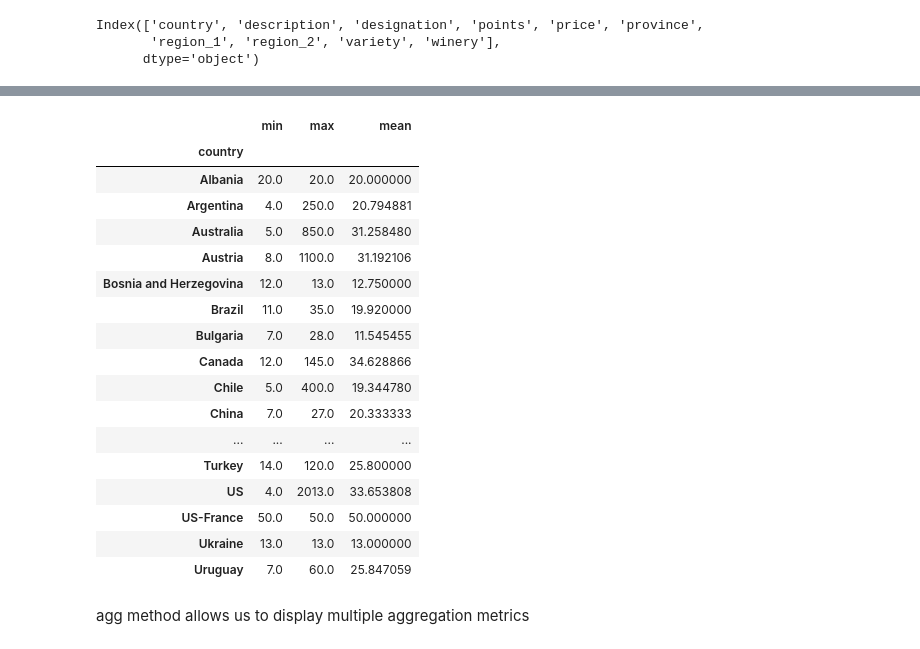
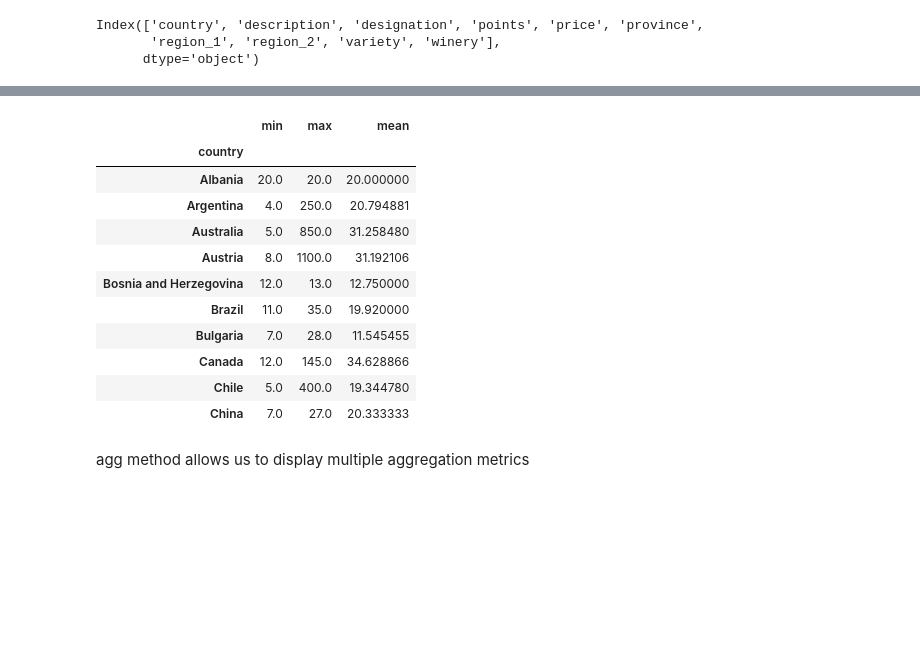
Before and after one commit to htuteja04/practice, a Jupyter notebook: Pandas/Practice_1.ipynb, the cells around one changed output, grey strips where cells are left out. Drawn from its saved outputs; the diff is of its cells as text; code cells hidden in the pictures; blank space fills up the shorter version.

```diff
--- a/Pandas/Practice_1.ipynb
+++ b/Pandas/Practice_1.ipynb
@@ -738,24 +685,18 @@ dfw.groupby('country').points.agg(['min', 'max', 'mean'])
 # %%
-dfw.groupby('country').price.agg(['min', 'max', 'mean'])
+dfw.groupby('country').price.agg(['min', 'max', 'mean'])[:10]
 # %% [output]
 |  | min | max | mean |
 | country |  |  |  |
 | Albania | 20.0 | 20.0 | 20.000000 |
 | Argentina | 4.0 | 250.0 | 20.794881 |
 | Australia | 5.0 | 850.0 | 31.258480 |
 | Austria | 8.0 | 1100.0 | 31.192106 |
 | Bosnia and Herzegovina | 12.0 | 13.0 | 12.750000 |
 | Brazil | 11.0 | 35.0 | 19.920000 |
 | Bulgaria | 7.0 | 28.0 | 11.545455 |
 | Canada | 12.0 | 145.0 | 34.628866 |
 | Chile | 5.0 | 400.0 | 19.344780 |
 | China | 7.0 | 27.0 | 20.333333 |
-| ... | ... | ... | ... |
-| Turkey | 14.0 | 120.0 | 25.800000 |
-| US | 4.0 | 2013.0 | 33.653808 |
-| US-France | 50.0 | 50.0 | 50.000000 |
-| Ukraine | 13.0 | 13.0 | 13.000000 |
-| Uruguay | 7.0 | 60.0 | 25.847059 |
 # %% [markdown]
 agg method allows us to display multiple aggregation metrics
 # %%
```
Also changed, not shown: parts of 26 cells of this notebook.
